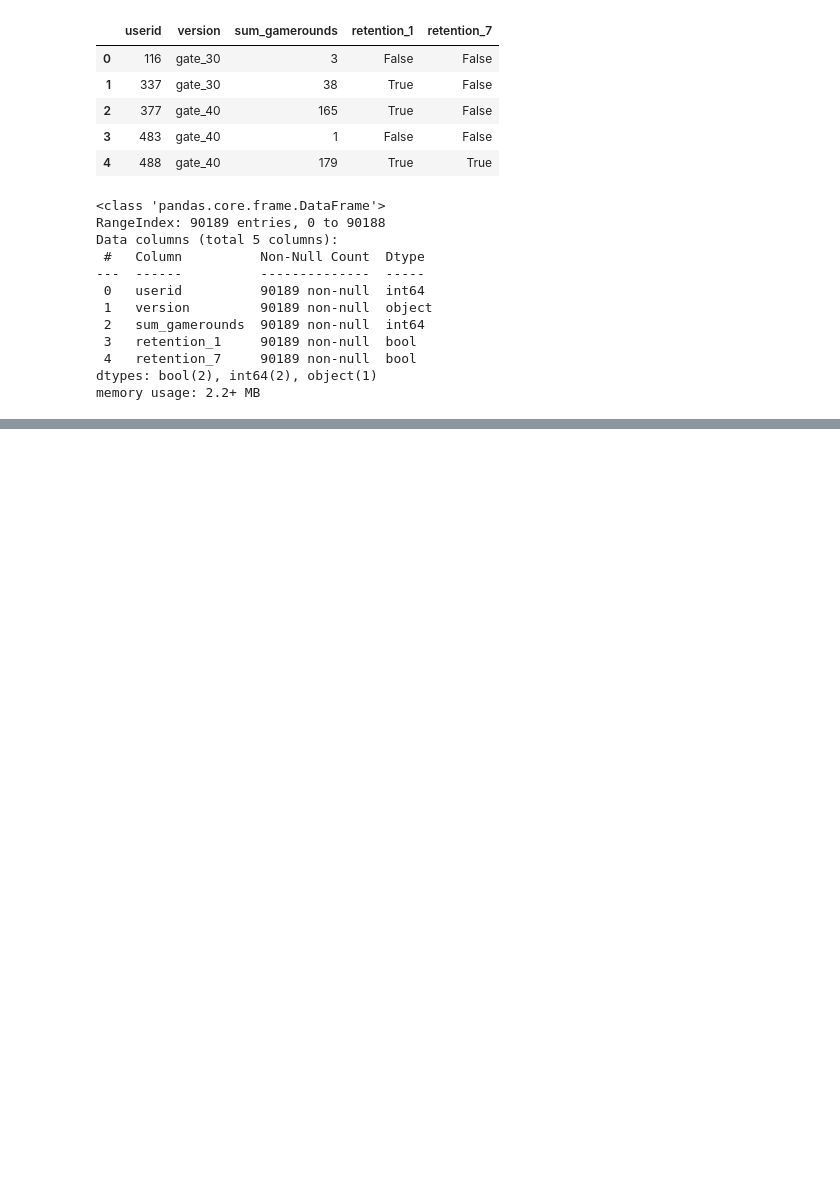
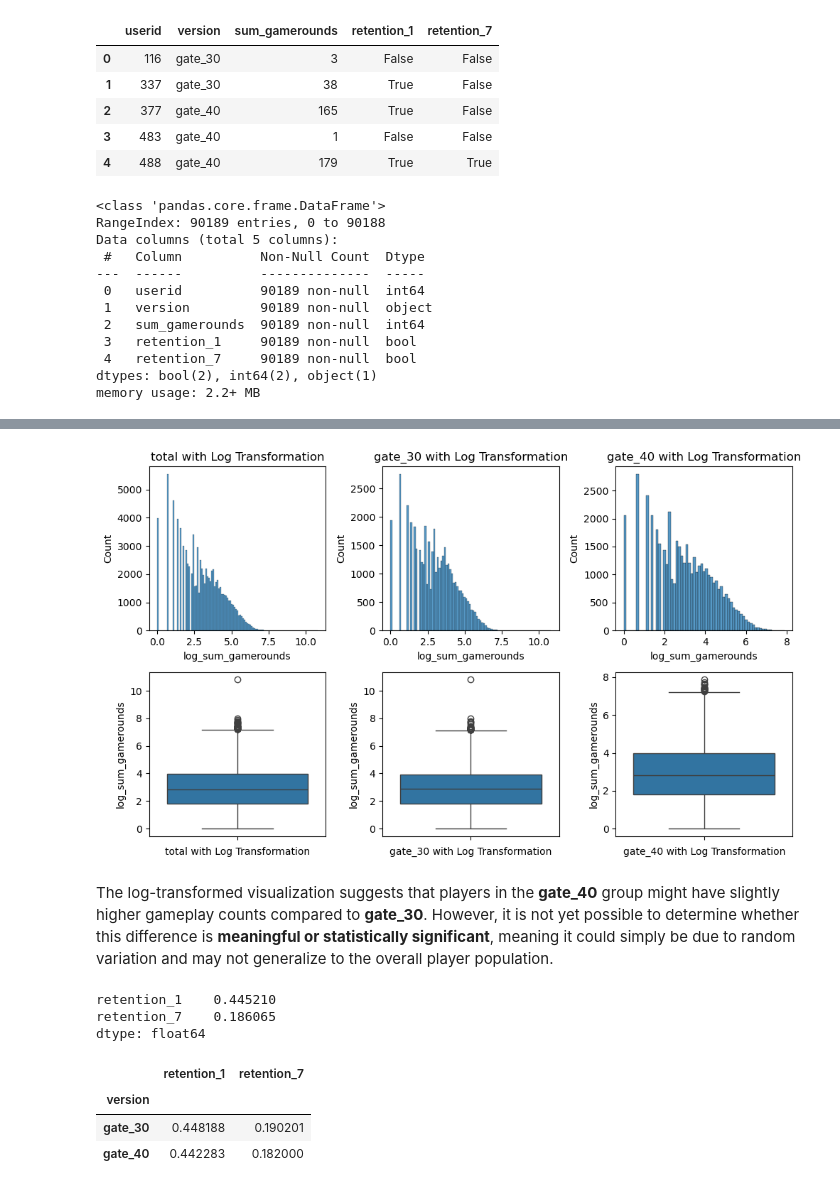
Before and after one commit to Itaru2018/Cookie_cats, a Jupyter notebook: notebook/cookie_cats.ipynb, the cells around one changed output, grey strips where cells are left out. Drawn from its saved outputs; the diff is of its cells as text; code cells hidden in the pictures; blank space fills up the shorter version.

```diff
--- a/notebook/cookie_cats.ipynb
+++ b/notebook/cookie_cats.ipynb
@@ -40,0 +103,10 @@ memory usage: 2.2+ MB
+# %%
+# Create a copy of df
+df_log = df.copy()
+
+# Create a new column and apply log transformation
+# Apply log(1+x) to handle zero values
+df_log['log_sum_gamerounds'] = np.log1p(df_log['sum_gamerounds'])
+
+# Check the transformation
+df_log.describe()
@@ -40,0 +123,46 @@ memory usage: 2.2+ MB
+# %%
+# Draw boxplots and histgrams of `sum_gamerounds` in the following 3 categories
+# Entire dataset, gate_30 and gate_40
+# Create a grid
+fig, axes = plt.subplots(2, 3, figsize=(10, 6))
+
+# plot the graphs
+for i, col in enumerate(['total', 'gate_30', 'gate_40']):
+    if col == 'total':
+        sns.histplot(data=df_log, x='log_sum_gamerounds', ax = axes[0, i])
+        axes[0, i].set_title(f'{col} with Log Transformation')
+
+        sns.boxplot(data=df_log, y='log_sum_gamerounds', ax=axes[1, i])
+        axes[1, i].set_xlabel(f'{col} with Log Transformation')
+
+
+    else:
+        sns.histplot(data=df_log[df_log['version'] == col], x='log_sum_gamerounds', ax = axes[0, i])
+        axes[0, i].set_title(f'{col} with Log Transformation')
+
+        sns.boxplot(data=df_log[df_log['version'] == col], y='log_sum_gamerounds', ax=axes[1, i])
+        axes[1, i].set_xlabel(f'{col} with Log Transformation')
+
+plt.tight_layout()
+plt.show()
+# %% [output]
+[figure, added]
+# %% [markdown]
+The log-transformed visualization suggests that players in the **gate_40** group might have slightly higher gameplay counts compared to **gate_30**. However, it is not yet possible to determine whether this difference is **meaningful or statistically significant**, meaning it could simply be due to random variation and may not generalize to the overall player population.
+# %%
+# Check the retention rate in the entire dataset
+retention_rate_total = df[['retention_1', 'retention_7']].mean()
+retention_rate_total
+# %% [output]
+retention_1    0.445210
+retention_7    0.186065
+dtype: float64
+# %%
+# Check the retention rate in gate_30 and gate_40
+retention_rate_cat = df.groupby('version')[['retention_1', 'retention_7']].mean()
+retention_rate_cat
+# %% [output]
+|  | retention_1 | retention_7 |
+| version |  |  |
+| gate_30 | 0.448188 | 0.190201 |
+| gate_40 | 0.442283 | 0.182000 |
```
Also changed, not shown: parts of 69 cells of this notebook.
